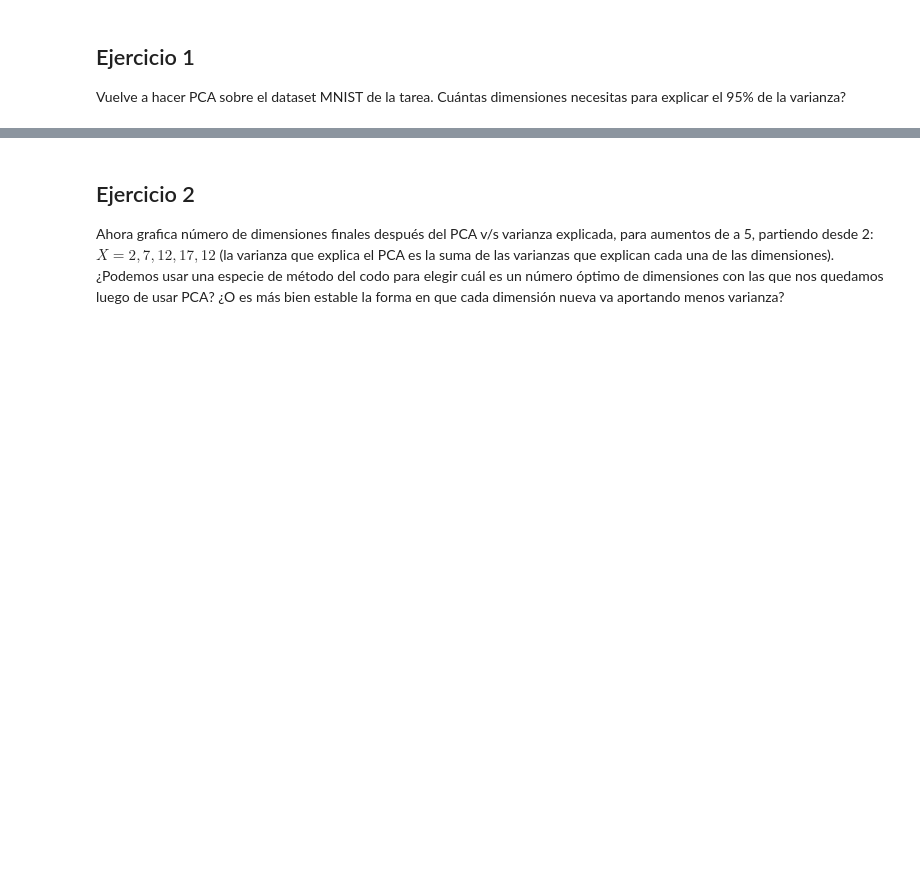
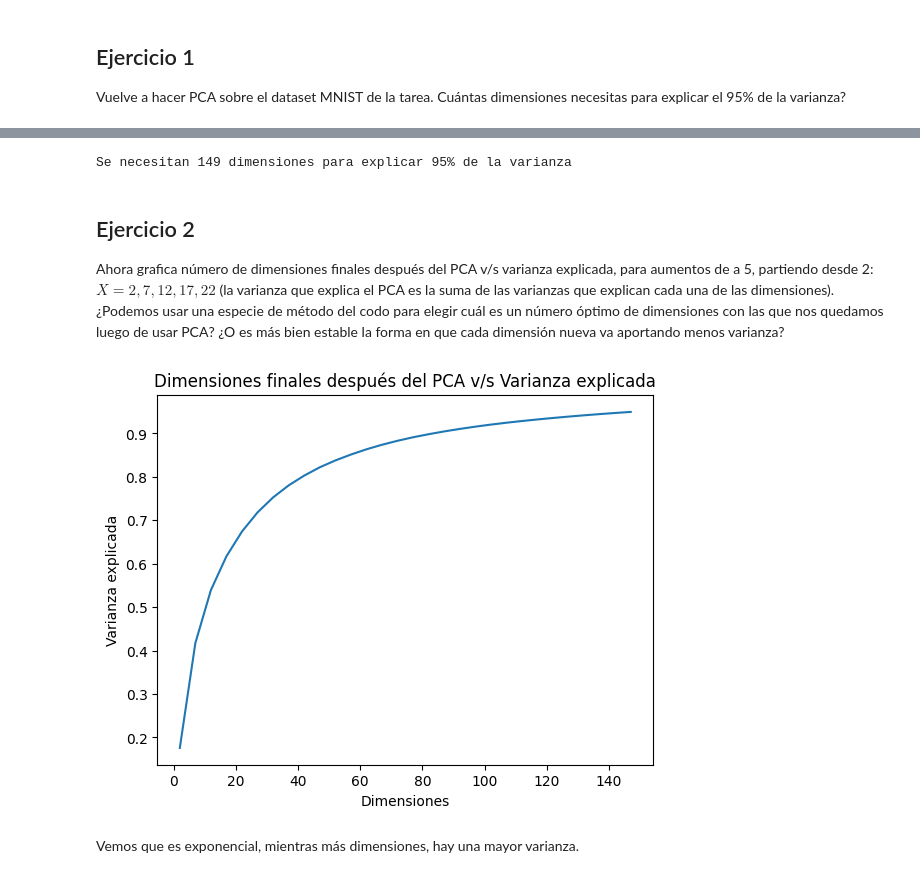
Before and after one commit to Fernanda-Bley/IIC2433, a Jupyter notebook: ClasesSemana/Semana9/PCA.ipynb, the cells around one changed output, grey strips where cells are left out. Cells and saved outputs as stored; diff of their text form; code cells hidden in the pictures; blank space fills up the shorter version.

```diff
--- a/ClasesSemana/Semana9/PCA.ipynb
+++ b/ClasesSemana/Semana9/PCA.ipynb
@@ -173,0 +185,3 @@ Vuelve a hacer PCA sobre el dataset MNIST de la tarea. Cuántas dimensiones nece
+# %%
+mnist = fetch_openml('mnist_784', version=1, as_frame=True)
+mnist.keys()
@@ -173,0 +190,9 @@ Vuelve a hacer PCA sobre el dataset MNIST de la tarea. Cuántas dimensiones nece
+# %%
+pca = PCA(n_components=0.95)
+
+X, y = mnist['data'], mnist['target']
+X_sample = X[60000:]
+y_sample = y[60000:]
+
+X_PCA = pca.fit_transform(X_sample)
+X_PCA
@@ -174,4 +213,31 @@ Vuelve a hacer PCA sobre el dataset MNIST de la tarea. Cuántas dimensiones nece
+# %%
+explained_variance_ratio = pca.explained_variance_ratio_
+
+# Determine the number of pca_dim
+acumulado = np.cumsum(explained_variance_ratio)
+dimensiones = np.argmax(acumulado >= 0.95) + 1
+
+print(f"Se necesitan {dimensiones} dimensiones para explicar 95% de la varianza")
+# %% [output]
+Se necesitan 149 dimensiones para explicar 95% de la varianza
 # %% [markdown]
 ## Ejercicio 2
 
-Ahora grafica número de dimensiones finales después del PCA v/s varianza explicada, para aumentos de a 5, partiendo desde 2: $X = 2, 7, 12, 17, 12$ (la varianza que explica el PCA es la suma de las varianzas que explican cada una de las dimensiones). ¿Podemos usar una especie de método del codo para elegir cuál es un número óptimo de dimensiones con las que nos quedamos luego de usar PCA? ¿O es más bien estable la forma en que cada dimensión nueva va aportando menos varianza?
+Ahora grafica número de dimensiones finales después del PCA v/s varianza explicada, para aumentos de a 5, partiendo desde 2: $X = 2, 7, 12, 17, 22$ (la varianza que explica el PCA es la suma de las varianzas que explican cada una de las dimensiones). ¿Podemos usar una especie de método del codo para elegir cuál es un número óptimo de dimensiones con las que nos quedamos luego de usar PCA? ¿O es más bien estable la forma en que cada dimensión nueva va aportando menos varianza?
+# %%
+explained_variance_ratio = pca.explained_variance_ratio_
+
+# Create a plot of the number of pca_dim vs. explained variance
+pca_dim = np.arange(2, len(explained_variance_ratio) + 1, 5)
+
+varianza_explicada = np.cumsum(explained_variance_ratio)[pca_dim - 1]
+# %%
+plt.plot(pca_dim, varianza_explicada)
+plt.xlabel('Dimensiones')
+plt.ylabel('Varianza explicada')
+plt.title('Dimensiones finales después del PCA v/s Varianza explicada')
+plt.show()
+# %% [output]
+[figure, added]
+# %% [markdown]
+Vemos que es exponencial, mientras más dimensiones, hay una mayor varianza.
```
Also changed, not shown: parts of 3 cells of this notebook, 1 other file.
